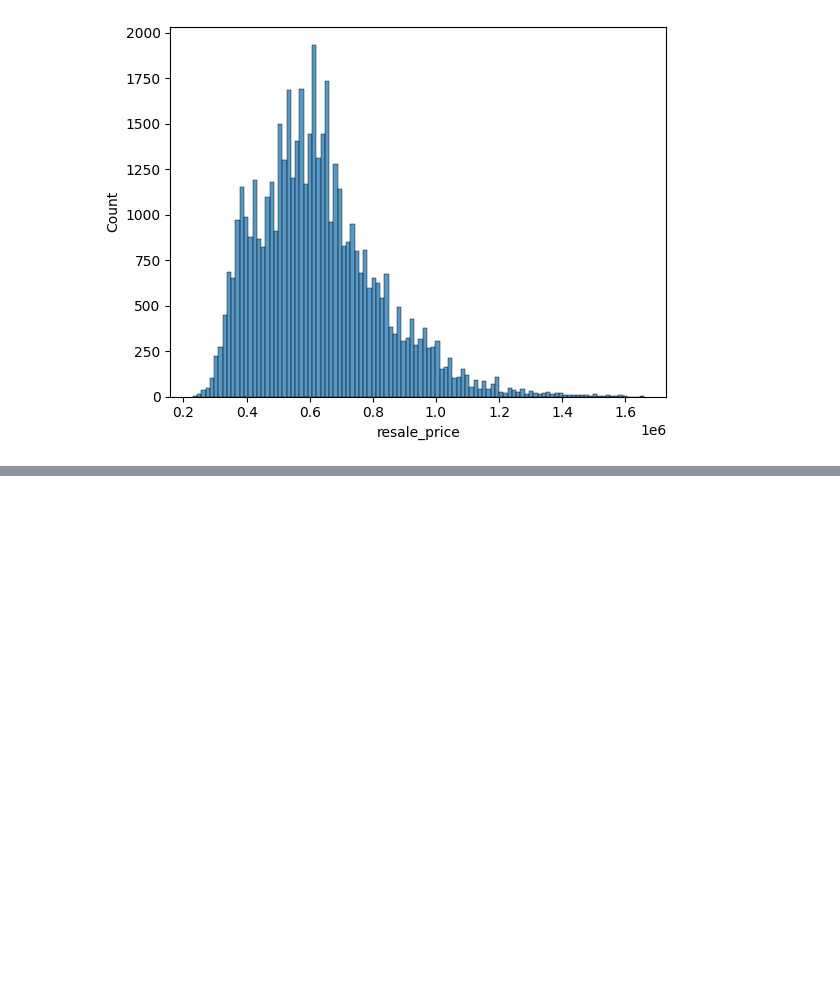
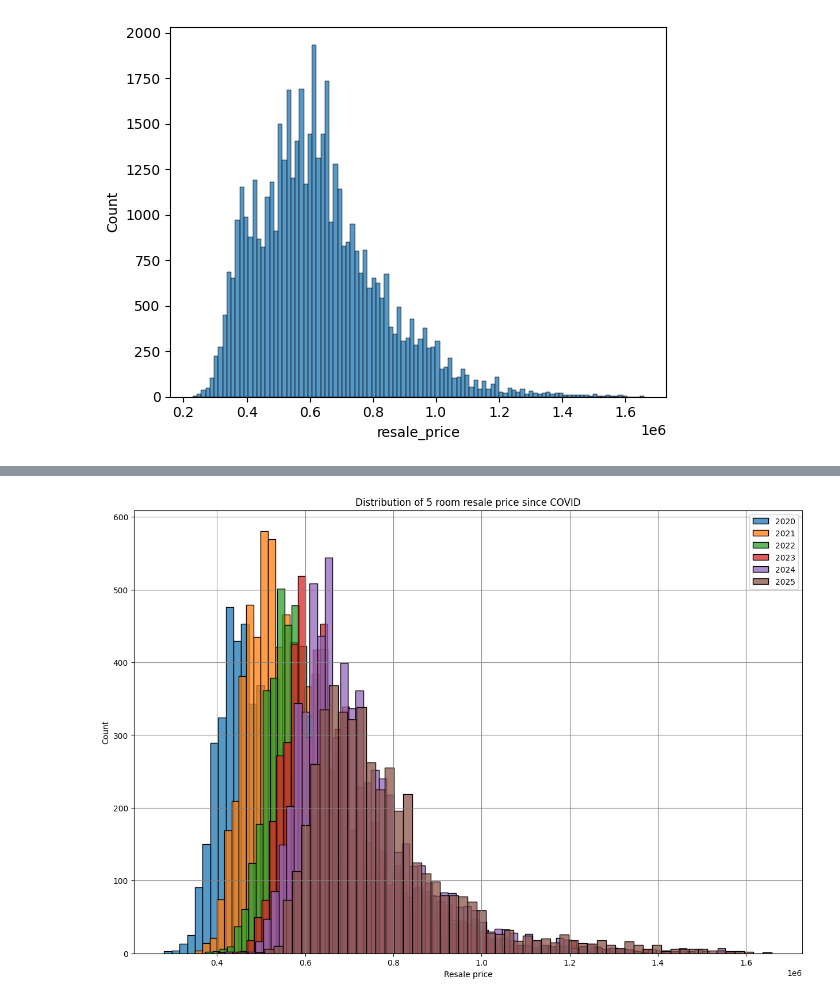
Before and after one commit to pradeepj-prj/HDB-Resale-Prices-Analysis, a Jupyter notebook: notebooks/01-eda.ipynb, the cells around one changed output, grey strips where cells are left out. Saved outputs shown, nothing was run; the diff lists cells and outputs as text; code cells hidden in the pictures; blank space fills up the shorter version.

```diff
--- a/notebooks/01-eda.ipynb
+++ b/notebooks/01-eda.ipynb
@@ -186,0 +254,14 @@ resale_df.to_csv("../data/resale_df.csv", index=False)
+# %%
+fig, ax = plt.subplots(figsize=(15, 10))
+filter_years = [2020, 2021, 2022, 2023, 2024, 2025]
+for y in filter_years:
+    filter_cond = (resale_df["year"] == y) & (resale_df["flat_type"] == "5 ROOM")
+    df = resale_df[filter_cond]
+    sns.histplot(data=df, x="resale_price", ax=ax, label=f"{y}", multiple="stack")
+
+ax.legend()
+ax.set_title("Distribution of 5 room resale price since COVID")
+ax.set_xlabel("Resale price")
+ax.grid(True, color="grey")
+# %% [output]
+[figure, added]
```
Also changed, not shown: parts of 18 cells of this notebook, 3 other files.
